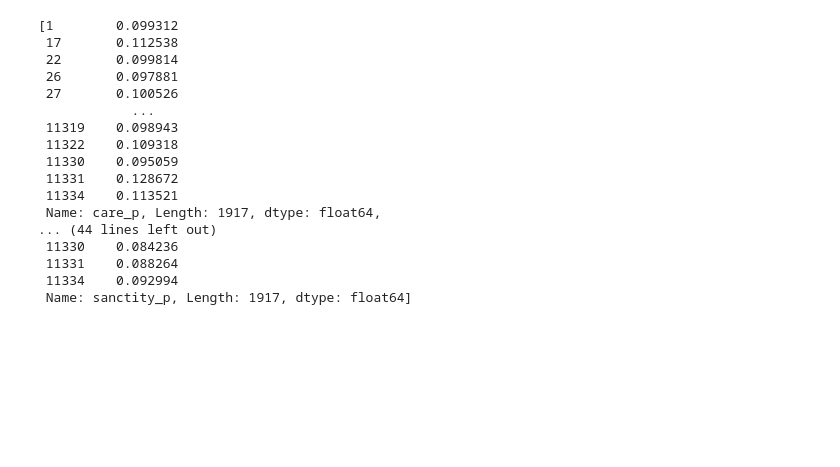
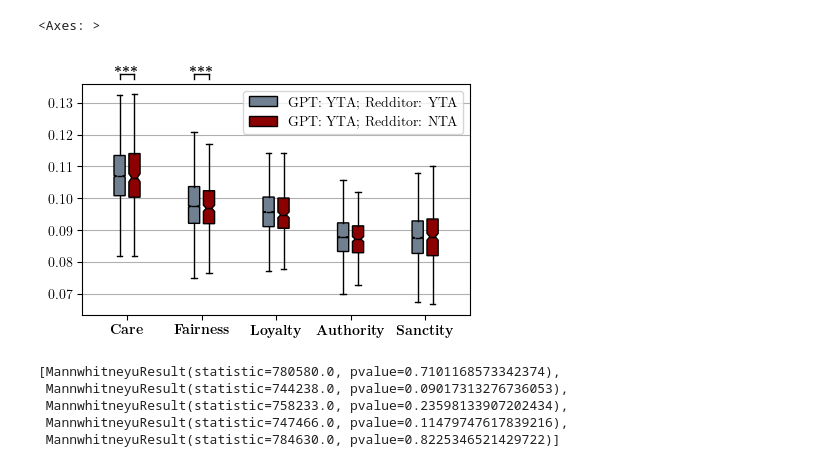
Before and after one commit to dlab-projects/normative_evaluation_llms_everyday_dilemmas, a Jupyter notebook: notebooks/analyze_mfd_responses.ipynb, the cells around one changed output. Drawn from its saved outputs; the diff is of its cells as text; code cells hidden in the pictures; blank space fills up the shorter version.

```diff
--- a/notebooks/analyze_mfd_responses.ipynb
+++ b/notebooks/analyze_mfd_responses.ipynb
@@ -10,3 +12,5 @@ from scipy.stats import bootstrap
 
 %matplotlib inline
+# %%
+mplego.style.use_latex_style()
 # %%
@@ -145,20 +192,49 @@ ax.legend([bp1["boxes"][0], bp2["boxes"][0], bp3["boxes"][0]],
+# %%
+fig, ax = plt.subplots(1, 1, figsize=(5, 3))
+
+bp1 = ax.boxplot([nta2nta[prob] for prob in probs],
+           patch_artist=True,
+           notch=True,
+           widths=0.15,
+           positions=[idx + 0.4 for idx in range(5)],
+           boxprops={'facecolor': 'slategrey'},
+           medianprops={'linewidth': 1, 'color': 'black'},
+           showfliers=False)
+bp2 = ax.boxplot([yta2nta[prob] for prob in probs],
+           patch_artist=True,
+           notch=True,
+           widths=0.15,
+           positions=[idx + 0.6 for idx in range(5)],
+           boxprops={'facecolor': 'darkred'},
+           medianprops={'linewidth': 1, 'color': 'black'},
+           showfliers=False)
+
+ax.set_xticks(0.5 + np.arange(5))
+ax.set_xticklabels(bold_text(labels))
+ax.legend([bp1["boxes"][0], bp2["boxes"][0]],
+          ['GPT: YTA; Redditor: YTA', 'GPT: YTA; Redditor: NTA'], loc='upper right')
+ax.grid(axis='y')
+ax.set_axisbelow(True)
+add_significance_label(ax,
+                       bounds=[0.4, 0.6],
+                       label=bold_text('***'),
+                       spacing=0.02,
+                       fontsize=10,
+                       width=0.025)
+add_significance_label(ax,
+                       bounds=[1.4, 1.6],
+                       label=bold_text('***'),
+                       spacing=0.02,
+                       fontsize=10,
+                       width=0.025)
+# %% [output]
+<Axes: >
+[figure, added]
 # %%
-[np.median(nta2yta[prob]) - np.median(nta2nta[prob]) for prob in probs]
+[mannwhitneyu(yta2nta[prob], nta2nta[prob]) for prob in probs]
 # %% [output]
-[1        0.099312
- 17       0.112538
- 22       0.099814
- 26       0.097881
- 27       0.100526
-            ...
- 11319    0.098943
- 11322    0.109318
- 11330    0.095059
- 11331    0.128672
- 11334    0.113521
- Name: care_p, Length: 1917, dtype: float64,
-... (44 lines left out)
- 11330    0.084236
- 11331    0.088264
- 11334    0.092994
- Name: sanctity_p, Length: 1917, dtype: float64]
+[MannwhitneyuResult(statistic=780580.0, pvalue=0.7101168573342374),
+ MannwhitneyuResult(statistic=744238.0, pvalue=0.09017313276736053),
+ MannwhitneyuResult(statistic=758233.0, pvalue=0.23598133907202434),
+ MannwhitneyuResult(statistic=747466.0, pvalue=0.11479747617839216),
+ MannwhitneyuResult(statistic=784630.0, pvalue=0.8225346521429722)]
```
Also changed, not shown: parts of 28 cells of this notebook, 5 other files.
